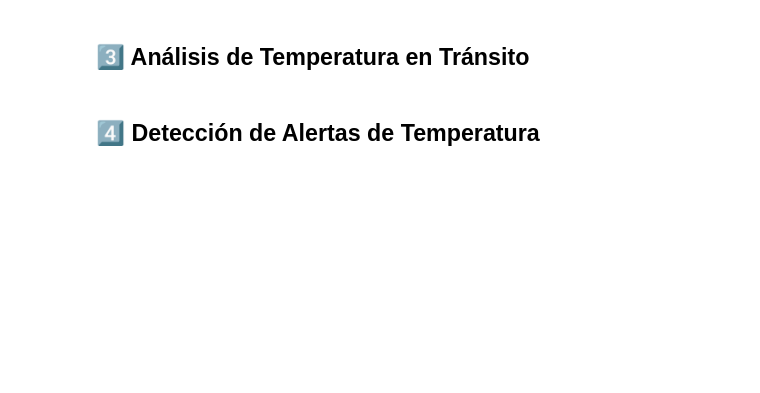
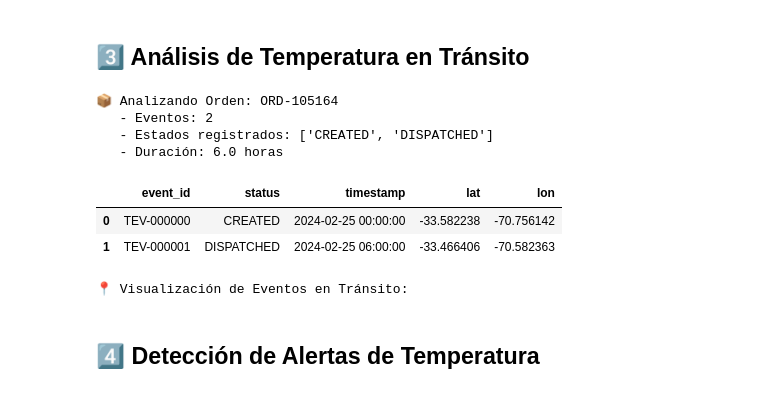
Before and after one commit to lraigosov/supply-chain-data-notebooks, a Jupyter notebook: notebooks/60_realtime_iot/RT-04-iot_sensors_intro.ipynb, the cells around one changed output. Cells and saved outputs as stored; diff of their text form; code cells hidden in the pictures; blank space fills up the shorter version.

```diff
--- a/notebooks/60_realtime_iot/RT-04-iot_sensors_intro.ipynb
+++ b/notebooks/60_realtime_iot/RT-04-iot_sensors_intro.ipynb
@@ -40,30 +54,41 @@ display(df_transport.head())
 # %% [markdown]
 ## 3️⃣ Análisis de Temperatura en Tránsito
 # %%
-# Seleccionar un shipment de ejemplo
-sample_shipment = df_transport['shipment_id'].iloc[0]
-df_sample = df_transport[df_transport['shipment_id'] == sample_shipment].sort_values('timestamp')
+# Seleccionar una orden de ejemplo para análisis de eventos
+sample_order = df_transport['order_id'].iloc[0]
+df_sample = df_transport[df_transport['order_id'] == sample_order].sort_values('timestamp')
 
-print(f"📦 Analizando Shipment: {sample_shipment}")
+print(f"📦 Analizando Orden: {sample_order}")
 print(f"   - Eventos: {len(df_sample)}")
+print(f"   - Estados registrados: {df_sample['status'].unique().tolist()}")
 print(f"   - Duración: {(df_sample['timestamp'].max() - df_sample['timestamp'].min()).total_seconds()/3600:.1f} horas")
 
-# Serie de tiempo de temperatura
-fig = px.line(
+# Mostrar eventos en la línea de tiempo
+display(df_sample[['event_id', 'status', 'timestamp', 'lat', 'lon']])
+
+print("\n📍 Visualización de Eventos en Tránsito:")
+fig = px.scatter_mapbox(
     df_sample,
-    x='timestamp',
-    y='temperature',
-    title=f"Temperatura Durante Transporte - Shipment {sample_shipment}",
-    labels={'timestamp': 'Fecha/Hora', 'temperature': 'Temperatura (°C)'},
-    markers=True
+    lat='lat',
+    lon='lon',
+    hover_name='status',
+    hover_data={'timestamp': True, 'event_id': True},
+    color='status',
+    zoom=10,
+    title=f"Ruta de Distribución - Orden {sample_order}",
+    mapbox_style="open-street-map"
 )
-
-# Agregar líneas de referencia (rangos aceptables)
-fig.add_hline(y=2, line_dash="dash", line_color="green", annotation_text="Min Seguro (2°C)")
-fig.add_hline(y=8, line_dash="dash", line_color="red", annotation_text="Max Seguro (8°C)")
-fig.add_hrect(y0=2, y1=8, fillcolor="green", opacity=0.1, line_width=0)
-
+fig.update_layout(height=500)
 fig.show()
+# %% [output]
+📦 Analizando Orden: ORD-105164
+   - Eventos: 2
+   - Estados registrados: ['CREATED', 'DISPATCHED']
+   - Duración: 6.0 horas
+|  | event_id | status | timestamp | lat | lon |
+| 0 | TEV-000000 | CREATED | 2024-02-25 00:00:00 | -33.582238 | -70.756142 |
+| 1 | TEV-000001 | DISPATCHED | 2024-02-25 06:00:00 | -33.466406 | -70.582363 |
+📍 Visualización de Eventos en Tránsito:
 # %% [markdown]
 ## 4️⃣ Detección de Alertas de Temperatura
 # %%
```
Also changed, not shown: parts of 8 cells of this notebook, 10 other files.
